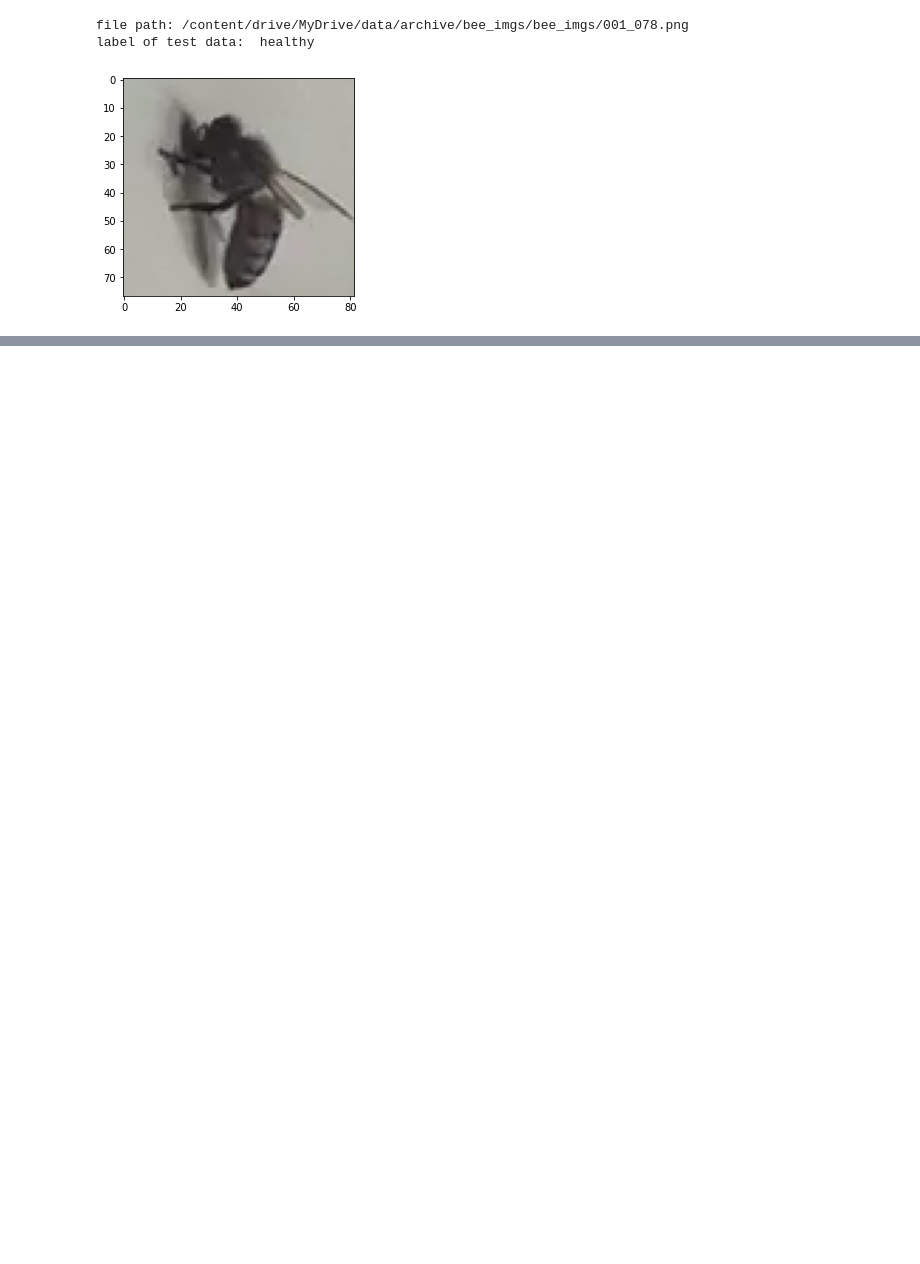
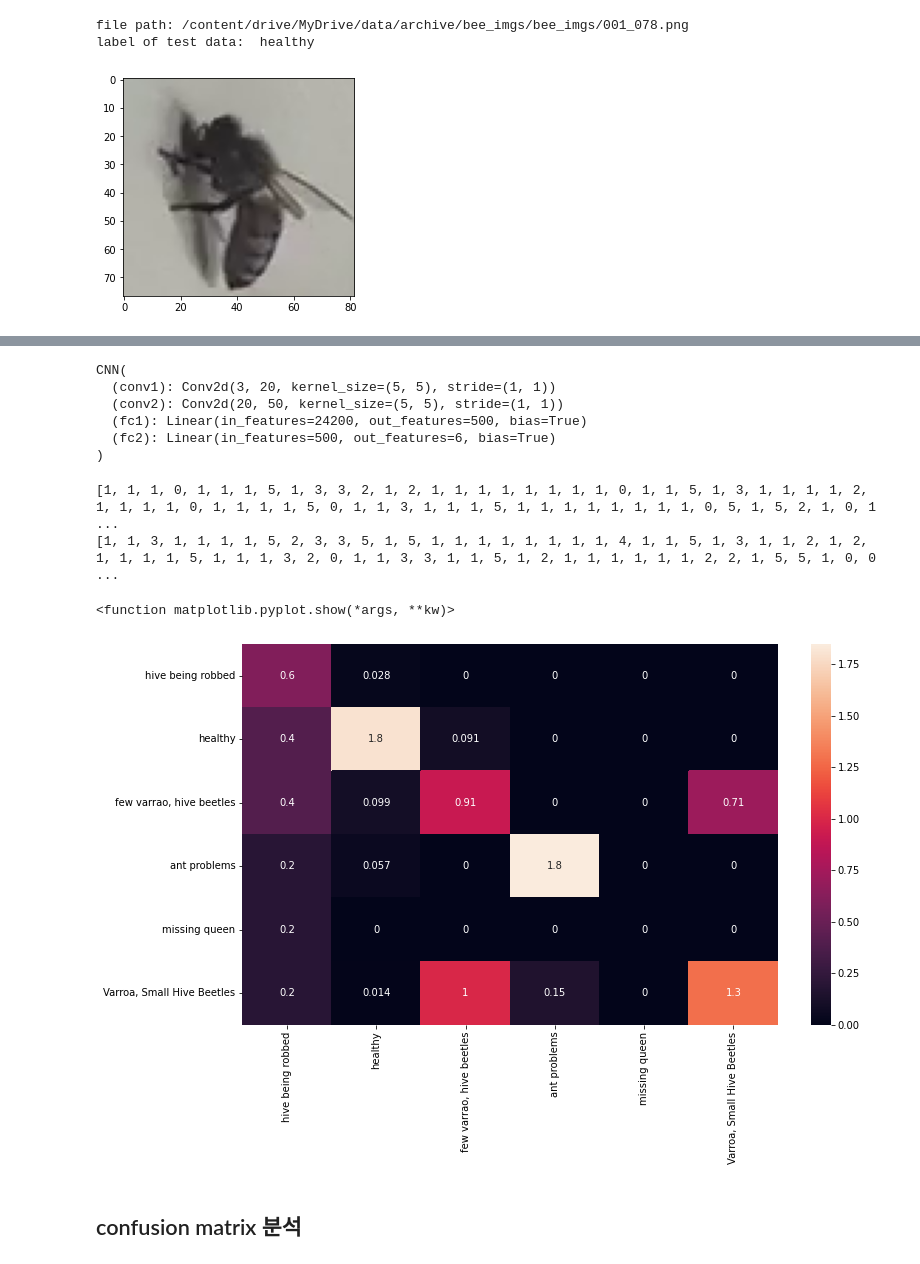
Before and after one commit to delibae/AI_study, a Jupyter notebook: honeybee.ipynb, the cells around one changed output, grey strips where cells are left out. Saved outputs shown, nothing was run; the diff lists cells and outputs as text; code cells hidden in the pictures; blank space fills up the shorter version.

```diff
--- a/honeybee.ipynb
+++ b/honeybee.ipynb
@@ -596,0 +589,9 @@ label of test data:  healthy
+# %%
+cnn.eval()
+# %% [output]
+CNN(
+  (conv1): Conv2d(3, 20, kernel_size=(5, 5), stride=(1, 1))
+  (conv2): Conv2d(20, 50, kernel_size=(5, 5), stride=(1, 1))
+  (fc1): Linear(in_features=24200, out_features=500, bias=True)
+  (fc2): Linear(in_features=500, out_features=6, bias=True)
+)
@@ -596,0 +603,21 @@ label of test data:  healthy
+# %%
+y_pred = []
+y_true = []
+
+# iterate over test data
+for index, (inputs, labels) in enumerate(valid_dataloader):
+        output = cnn(inputs) # Feed Network
+
+        output = (torch.max(torch.exp(output), 1)[1]).data.cpu().numpy()
+        y_pred.extend(output) # Save Prediction
+
+        labels = labels.data.cpu().numpy()
+        y_true.extend(labels) # Save Truth
+
+print(y_pred)
+print(y_true)
+# %% [output]
+[1, 1, 1, 0, 1, 1, 1, 5, 1, 3, 3, 2, 1, 2, 1, 1, 1, 1, 1, 1, 1, 1, 0, 1, 1, 5, 1, 3, 1, 1, 1, 1, 2, 1, 1, 1, 1, 0, 1, 1, 1, 1, 5, 0, 1, 1, 3, 1, 1, 1, 5, 1, 1, 1, 1, 1, 1, 1, 1, 0, 5, 1, 5, 2, 1, 0, 1 ...
+[1, 1, 3, 1, 1, 1, 1, 5, 2, 3, 3, 5, 1, 5, 1, 1, 1, 1, 1, 1, 1, 1, 4, 1, 1, 5, 1, 3, 1, 1, 2, 1, 2, 1, 1, 1, 1, 5, 1, 1, 1, 3, 2, 0, 1, 1, 3, 3, 1, 1, 5, 1, 2, 1, 1, 1, 1, 1, 1, 2, 2, 1, 5, 5, 1, 0, 0 ...
+# %%
+classes = label_list
@@ -596,0 +627,12 @@ label of test data:  healthy
+# %%
+cf_matrix = confusion_matrix(y_true, y_pred, normalize = 'pred')
+df_cm = pd.DataFrame(cf_matrix/np.sum(cf_matrix) *10, index = [i for i in classes],
+                     columns = [i for i in classes])
+plt.figure(figsize = (12,7))
+sns.heatmap(df_cm, annot=True)
+plt.show
+# %% [output]
+<function matplotlib.pyplot.show(*args, **kw)>
+[figure, added]
+# %% [markdown]
+## confusion matrix 분석
```
Also changed, not shown: parts of 29 cells of this notebook.
